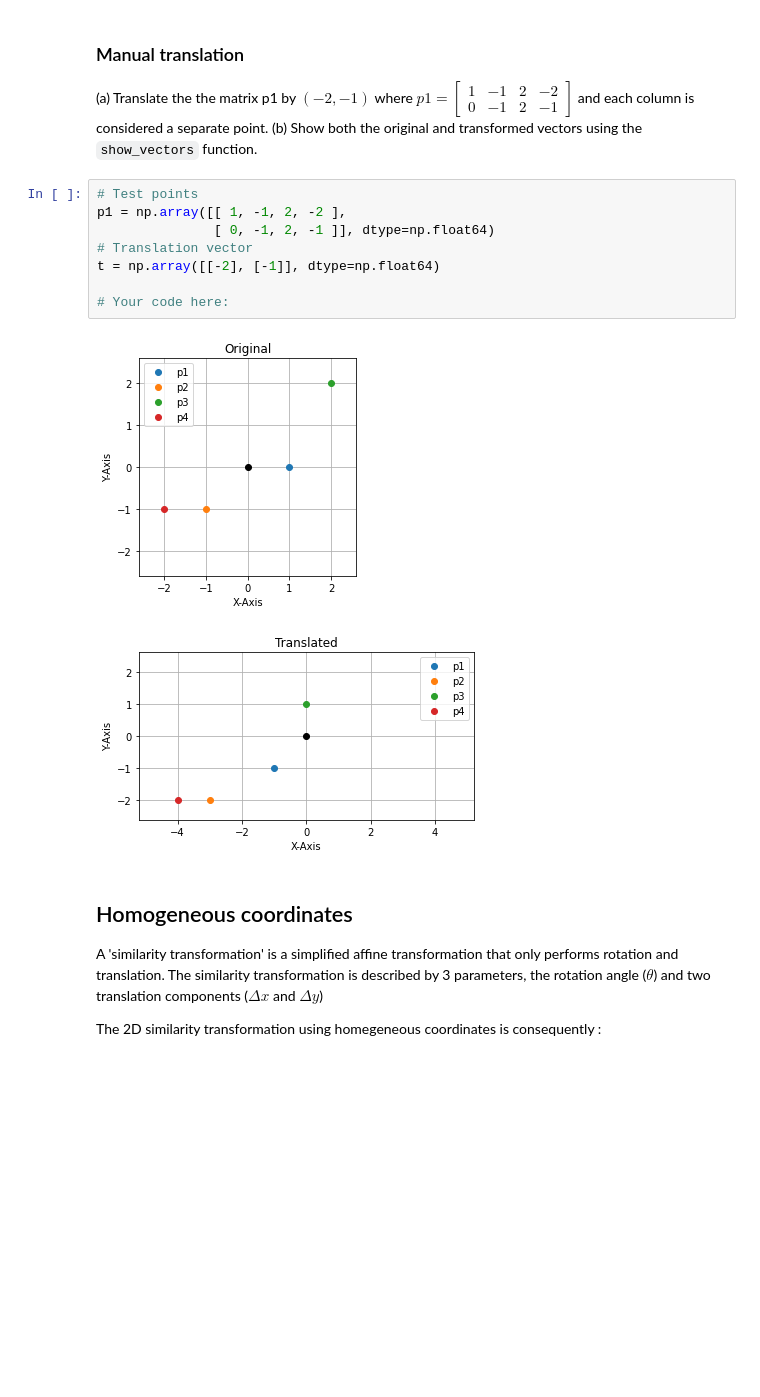
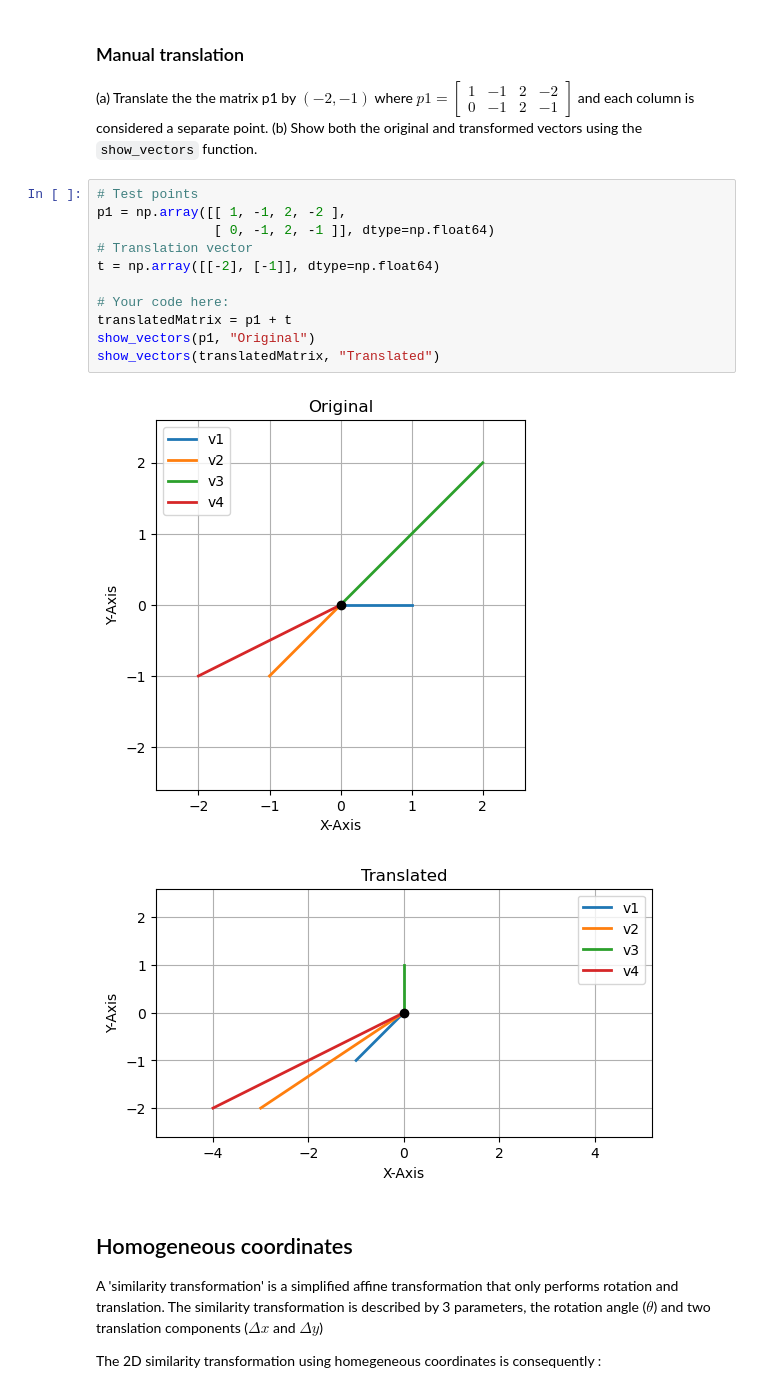
Before and after one commit to MikkelBerggreen/ITU-Introduction-to-Machine-Learning, a Jupyter notebook: source/exercises/W4-transformations/transformations.ipynb, the cells around one changed output. Saved outputs shown, nothing was run; the diff lists cells and outputs as text; blank space fills up the shorter version.

```diff
--- a/source/exercises/W4-transformations/transformations.ipynb
+++ b/source/exercises/W4-transformations/transformations.ipynb
@@ -154,14 +170,17 @@ V1 = np.array([[ 1,  1, -1 ,-1 ],
 # %%
 # Test points
 p1 = np.array([[ 1, -1, 2, -2 ],
                [ 0, -1, 2, -1 ]], dtype=np.float64)
 # Translation vector
 t = np.array([[-2], [-1]], dtype=np.float64)
 
 # Your code here:
+translatedMatrix = p1 + t
+show_vectors(p1, "Original")
+show_vectors(translatedMatrix, "Translated")
 # %% [output]
-[figure, old version]
+[figure, new version]
-[figure, old version]
+[figure, new version]
 # %% [markdown]
 ## Homogeneous coordinates
  A  'similarity transformation' is a simplified affine transformation that only performs  rotation and translation. The similarity transformation is described by 3 parameters, the rotation angle ($\theta$) and two translation components  ($\Delta x$ and $\Delta y$)
```
Also changed, not shown: parts of 8 cells of this notebook.
